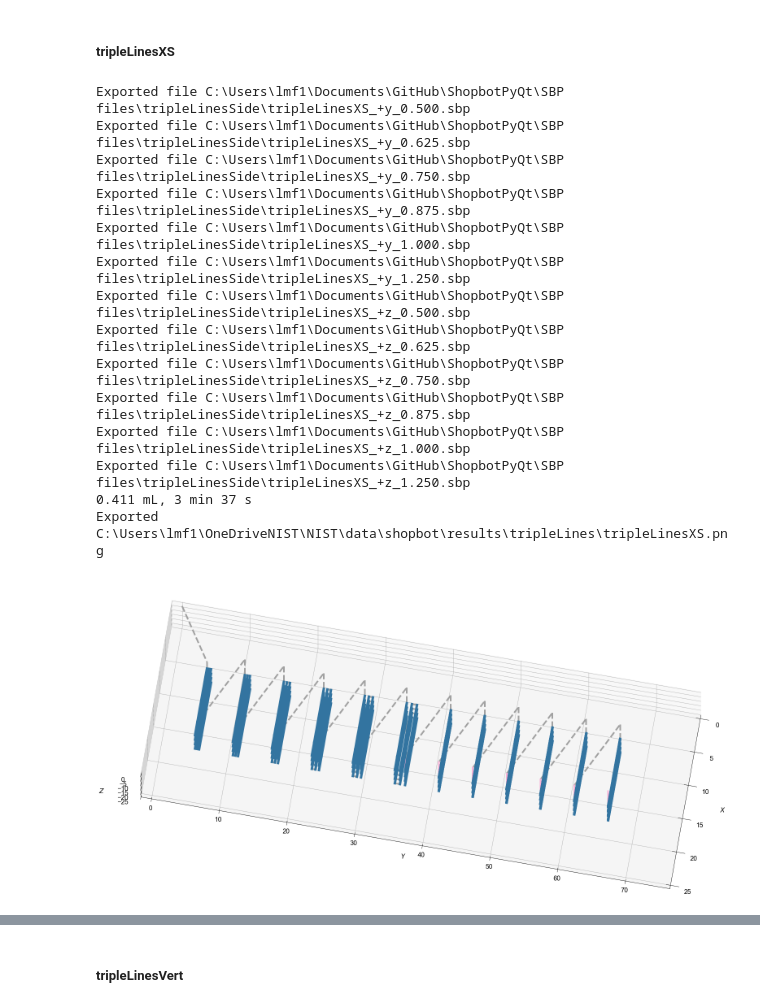
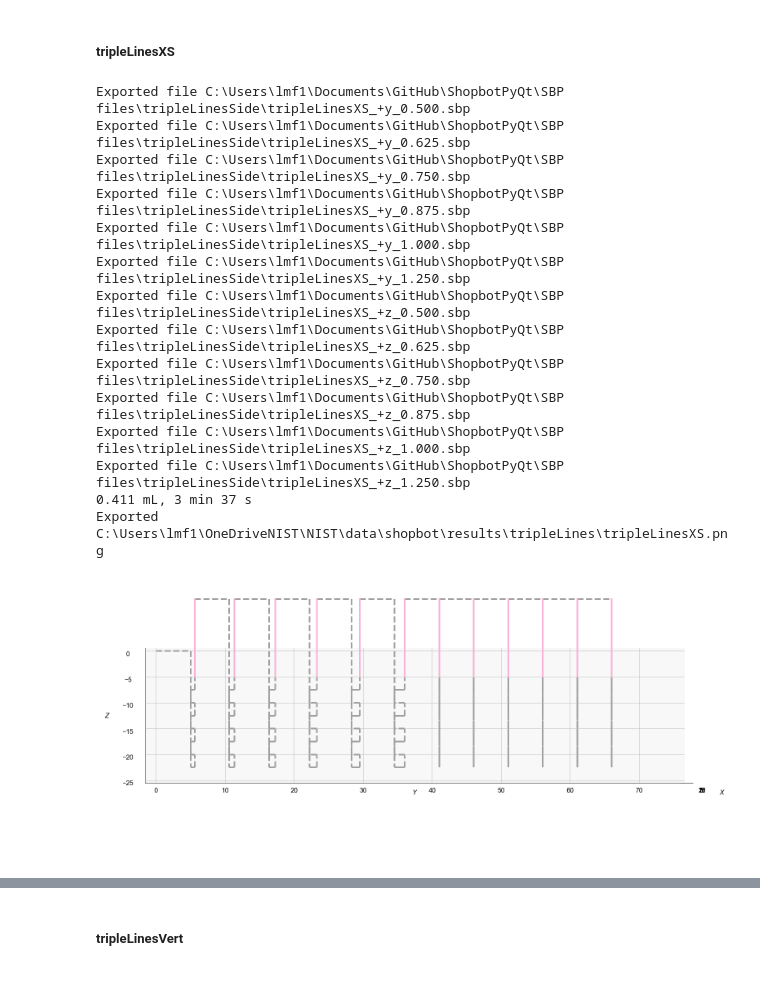
Before and after one commit to usnistgov/ShopbotPyQt, a Jupyter notebook: SBP files/sbpcreator.ipynb, the cells around one changed output, grey strips where cells are left out. Cells and saved outputs as stored; diff of their text form; code cells hidden in the pictures; blank space fills up the shorter version.

```diff
--- a/SBP files/sbpcreator.ipynb
+++ b/SBP files/sbpcreator.ipynb
@@ -537,35 +534,35 @@ for shortdir in ['+y', '+z']:
 
             total = total + zz
             total2 = total2+zz
             zz1 = copy.deepcopy(zz)
         ylast = zz.cp[1]
         total.turnOff(3)
         total.mz(10)
         total2.mz(10)
         total.export(os.path.join(SBPFOLDER,'tripleLinesSide',  f'tripleLinesXS_{shortdir}_{spacing:.3f}.sbp'), [])
 
 total2.turnOff(3)
 total2.mz(10)
 total2.printVolume()
 total2.plot(ele=10, azi=10, export=True, fn=os.path.join(r'C:\Users\lmf1\OneDriveNIST\NIST\data\shopbot\results\tripleLines', f'tripleLinesXS.png'), grids=False)
-total2.plot(ele=80, azi=10, export=False, grids=True)
+total2.plot(ele=0, azi=0, export=False, grids=True)
 # print(total.convertFile('spacing'))
 # %% [output]
 Exported file C:\Users\lmf1\Documents\GitHub\ShopbotPyQt\SBP files\tripleLinesSide\tripleLinesXS_+y_0.500.sbp
 Exported file C:\Users\lmf1\Documents\GitHub\ShopbotPyQt\SBP files\tripleLinesSide\tripleLinesXS_+y_0.625.sbp
 Exported file C:\Users\lmf1\Documents\GitHub\ShopbotPyQt\SBP files\tripleLinesSide\tripleLinesXS_+y_0.750.sbp
 Exported file C:\Users\lmf1\Documents\GitHub\ShopbotPyQt\SBP files\tripleLinesSide\tripleLinesXS_+y_0.875.sbp
 Exported file C:\Users\lmf1\Documents\GitHub\ShopbotPyQt\SBP files\tripleLinesSide\tripleLinesXS_+y_1.000.sbp
 Exported file C:\Users\lmf1\Documents\GitHub\ShopbotPyQt\SBP files\tripleLinesSide\tripleLinesXS_+y_1.250.sbp
 Exported file C:\Users\lmf1\Documents\GitHub\ShopbotPyQt\SBP files\tripleLinesSide\tripleLinesXS_+z_0.500.sbp
 Exported file C:\Users\lmf1\Documents\GitHub\ShopbotPyQt\SBP files\tripleLinesSide\tripleLinesXS_+z_0.625.sbp
 Exported file C:\Users\lmf1\Documents\GitHub\ShopbotPyQt\SBP files\tripleLinesSide\tripleLinesXS_+z_0.750.sbp
 Exported file C:\Users\lmf1\Documents\GitHub\ShopbotPyQt\SBP files\tripleLinesSide\tripleLinesXS_+z_0.875.sbp
 Exported file C:\Users\lmf1\Documents\GitHub\ShopbotPyQt\SBP files\tripleLinesSide\tripleLinesXS_+z_1.000.sbp
 Exported file C:\Users\lmf1\Documents\GitHub\ShopbotPyQt\SBP files\tripleLinesSide\tripleLinesXS_+z_1.250.sbp
 0.411 mL, 3 min 37 s
 Exported C:\Users\lmf1\OneDriveNIST\NIST\data\shopbot\results\tripleLines\tripleLinesXS.png
-[figure, old version]
+[figure, new version]
 # %%
 total = copy.deepcopy(dv)
 total.addVar('nid', 0.603)
```
Also changed, not shown: parts of 11 cells of this notebook, 15 other files.
